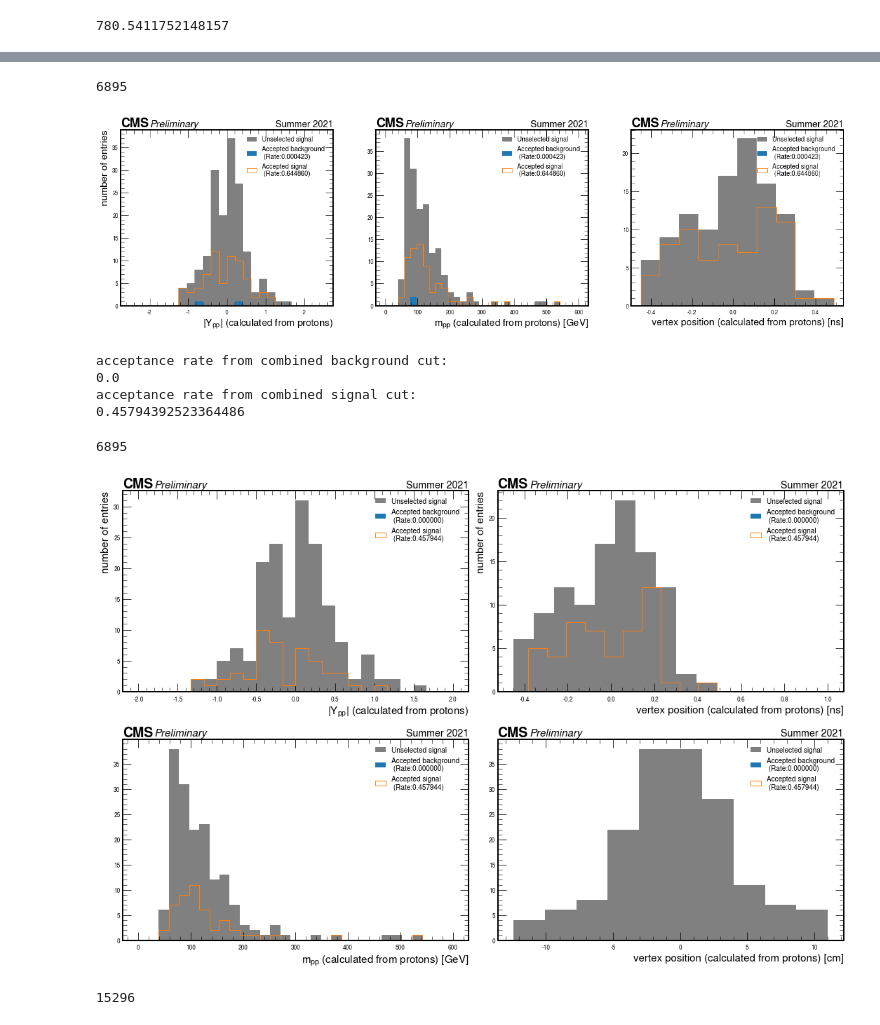
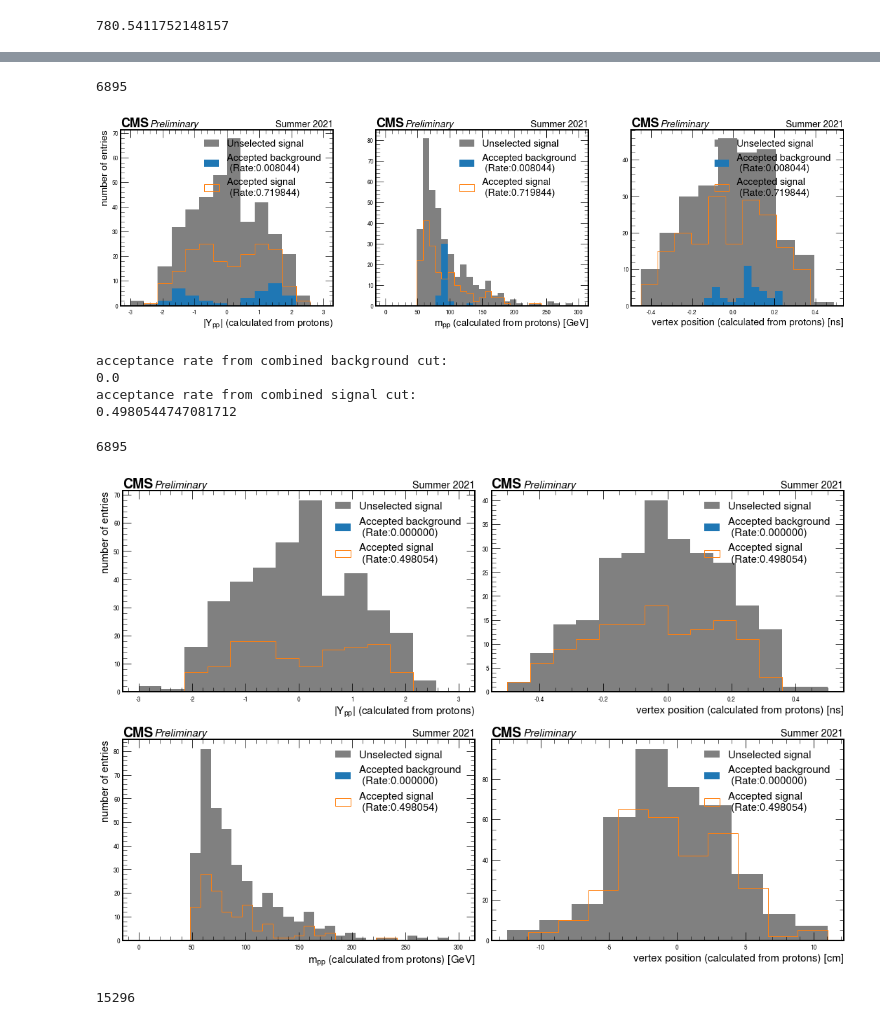
Before and after one commit to jloemker/SWAN, a Jupyter notebook: Analysis_Bg_Sig.ipynb, the cells around one changed output, grey strips where cells are left out. Cells and saved outputs as stored; diff of their text form; code cells hidden in the pictures.

```diff
--- a/Analysis_Bg_Sig.ipynb
+++ b/Analysis_Bg_Sig.ipynb
@@ -786,7 +796,7 @@ ax[0].hist(b_tpp, label = 'Background protons')
 ax[0].hist(s_tpp,histtype='step', label='Signal protons')
 ax[0].set(xlabel=r'Vertex time (calculated from protons) [ns]')
 #ax[0].set_xlim(-20,20)
-bins=np.linspace(-1,1.1,40)
+bins=np.linspace(-0.8,0.8,20)
 ax[1].hist(s_tpp,bins, color= 'grey', label = 'Unselected Signal')
 ax[1].hist(b_t, bins,label='Accepted background \n (Rate:%6.6f)'%acc_bg)
 ax[1].hist(s_t,bins, histtype='step',label='Accepted signal \n (Rate:%6.6f)'%acc_sig)
@@ -794,7 +804,7 @@ ax[1].set(xlabel=r'Vertex time (calculated from protons) [ns]', ylabel='number o
 
 for i in range(2):
     hep.cms.label(llabel="Preliminary", rlabel="Summer 2021", ax=ax[i], fontsize = 15)
-    ax[i].legend(fontsize=10)
+    ax[i].legend(fontsize=15)
     ax[i].xaxis.label.set_size(15)
     ax[i].yaxis.label.set_size(15)
 plt.savefig('Week7/surviving_protons_t', bbox_inches='tight')
@@ -835,7 +845,7 @@ ax[0].hist(s_pp_vz, color= 'grey', label = 'Unselected Signal')
 ax[0].hist(b_z, label='Accepted background \n (Rate:%6.6f)'%acc_bg)
 ax[0].hist(s_z, histtype='step',label='Accepted signal \n (Rate:%6.6f)'%acc_sig)
 ax[0].set(xlabel=r'Vertex position (calculated from protons) [cm]', ylabel='number of entries')
-bins = np.linspace(-0.75,0.75,20)
+bins = np.linspace(-0.6,0.6,15)
 
 #ax[1].hist(bg_anal['mpp'],histtype='step',label='Background protons')
 
@@ -846,7 +856,7 @@ ax[1].set(xlabel=r'Vertex time (calculated from protons) [ns]')
 
 for i in range(2):
     hep.cms.label(llabel="Preliminary", rlabel="Summer 2021", ax=ax[i], fontsize = 15)
-    ax[i].legend(fontsize=10)
+    ax[i].legend(fontsize=15)
     ax[i].xaxis.label.set_size(15)
     ax[i].yaxis.label.set_size(15)
 plt.savefig('Week7/surviving_protons_tvz', bbox_inches='tight')
@@ -895,6 +905,6 @@ acceptance rate from combined signal cut:
 # %%
 f, ax = plt.subplots(1,3,figsize=(20,5),sharey=False)
-bins = np.linspace(-2.5,2.5,25)
+bins = np.linspace(-3,3,15)
 print(len(bg['ypp']))
 #ax[0].hist(bg_anal['ypp'],histtype='step',label='Background protons')
 ax[0].hist(sig['ypp'],bins, color = "grey",label='Unselected signal')
@@ -902,7 +912,7 @@ ax[0].hist(b_y,bins, label='Accepted background \n (Rate:%6.6f)'%acc_bg)
 ax[0].hist(s_y,bins, histtype='step', label='Accepted signal \n (Rate:%6.6f)'%acc_sig)
 ax[0].set(xlabel=r'$|Y_{pp}|$ (calculated from protons)', ylabel='number of entries')
 
-bins = np.linspace(0,600,32)
+bins = np.linspace(0,300,32)
 
 #ax[1].hist(bg_anal['mpp'],histtype='step',label='Background protons')
 ax[1].hist(sig['mpp'],bins, color = "grey",label='Unselected signal')
@@ -919,13 +929,13 @@ ax[2].set(xlabel=r'vertex position (calculated from protons) [ns]')
 
 for i in range(3):
     hep.cms.label(llabel="Preliminary", rlabel="Summer 2021", ax=ax[i], fontsize = 15)
-    ax[i].legend(fontsize=10)
+    ax[i].legend(fontsize=15)
     ax[i].xaxis.label.set_size(15)
     ax[i].yaxis.label.set_size(15)
 plt.savefig('Week7/surviving_protons_kin_t', bbox_inches='tight')
 # %% [output]
 6895
-[figure, old version]
+[figure, new version]
 # %%
 #All kinematic and timing
 #Both kinematic and the timing:
@@ -942,7 +952,7 @@ for i in range(0,len(data_bt)):
             if data_yb[i] < abs(2*sigma_y*bg['yll'][i]):
                 if data_mb[i] < abs(2*sigma_m*bg['mll'][i]):
                     b_t = np.append(b_t,b_tpp[i])
-                    b_z = np.append(b_z,b_pp_vz[i])
+                    b_vz = np.append(b_z,b_pp_vz[i])
                     b_m = np.append(b_m,bg['mpp'][i])
                     b_y = np.append(b_y, bg['ypp'][i])
 acc_bg = len(b_t)/len(data_bt)
@@ -961,7 +971,7 @@ for i in range(0,len(data_st)):
             if data_ys[i] < abs(2*sigma_y*sig['yll'][i]):
                 if data_ms[i] < abs(2*sigma_m*sig['mll'][i]):
                         s_t = np.append(s_t, s_tpp[i])
-                        s_z = np.append(s_z, s_pp_vz[i])
+                        s_vz = np.append(s_z, s_pp_vz[i])
                         s_m = np.append(s_m, sig['mpp'][i])
                         s_y = np.append(s_y, sig['ypp'][i])
 acc_sig =len(s_t)/len(data_st)
@@ -971,49 +981,49 @@ print(acc_sig)
 acceptance rate from combined background cut:
 0.0
 acceptance rate from combined signal cut:
-0.45794392523364486
+0.4980544747081712
 # %%
 f, ax = plt.subplots(2,2,figsize=(15,10),sharey=False)
-bins = np.linspace(-2,2,25)
+bins = np.linspace(-3,3,15)
 print(len(bg['ypp']))
 #ax[0].hist(bg_anal['ypp'],histtype='step',label='Background protons')
 ax[0][0].hist(sig['ypp'],bins, color = "grey",label='Unselected signal')
 ax[0][0].hist(b_y,bins, label='Accepted background \n (Rate:%6.6f)'%acc_bg)
 ax[0][0].hist(s_y,bins, histtype='step', label='Accepted signal \n (Rate:%6.6f)'%acc_sig)
 ax[0][0].set(xlabel=r'$|Y_{pp}|$ (calculated from protons)', ylabel='number of entries')
 
-bins = np.linspace(0,600,32)
+bins = np.linspace(0,300,32)
 
 #ax[1].hist(bg_anal['mpp'],histtype='step',label='Background protons')
 ax[1][0].hist(sig['mpp'],bins, color = "grey",label='Unselected signal')
 ax[1][0].hist(b_m,bins, label='Accepted background \n (Rate:%6.6f)'%acc_bg)
 ax[1][0].hist(s_m,bins, histtype='step', label='Accepted signal \n (Rate:%6.6f)'%acc_sig)
-ax[1][0].set(xlabel=r'$m_{pp}$ (calculated from protons) [GeV]')
-
+ax[1][0].set(xlabel=r'$m_{pp}$ (calculated from protons) [GeV]',ylabel='number of entries')
+bins = np.linspace(-0.5,0.5,15)
 #ax[1].hist(bg_anal['mpp'],histtype='step',label='Background protons')
-ax[0][1].hist(s_tpp, color = "grey",label='Unselected signal')
-ax[0][1].hist(b_t, label='Accepted background \n (Rate:%6.6f)'%acc_bg)
-ax[0][1].hist(s_t, histtype='step', label='Accepted signal \n (Rate:%6.6f)'%acc_sig)
-ax[0][1].set(xlabel=r'vertex position (calculated from protons) [ns]',ylabel='number of entries')
+ax[0][1].hist(s_tpp,bins, color = "grey",label='Unselected signal')
+ax[0][1].hist(b_t,bins, label='Accepted background \n (Rate:%6.6f)'%acc_bg)
+ax[0][1].hist(s_t, bins, histtype='step', label='Accepted signal \n (Rate:%6.6f)'%acc_sig)
+ax[0][1].set(xlabel=r'vertex position (calculated from protons) [ns]')
 
 #ax[1].hist(bg_anal['mpp'],histtype='step',label='Background protons')
 ax[1][1].hist(s_pp_vz, color = "grey",label='Unselected signal')
 ax[1][1].hist(b_vz, label='Accepted background \n (Rate:%6.6f)'%acc_bg)
 ax[1][1].hist(s_vz, histtype='step', label='Accepted signal \n (Rate:%6.6f)'%acc_sig)
 ax[1][1].set(xlabel=r'vertex position (calculated from protons) [cm]')
 
 
 for i in range(2):
     for j in range(2):
         hep.cms.label(llabel="Preliminary", rlabel="Summer 2021", ax=ax[i][j], fontsize = 15)
-        ax[i][j].legend(fontsize=10)
+        ax[i][j].legend(fontsize=15)
         ax[i][j].xaxis.label.set_size(15)
         ax[i][j].yaxis.label.set_size(15)
 f.tight_layout()#pad=3.0)
 plt.savefig('Week7/surviving_protons_kin_tvz', bbox_inches='tight')
 # %% [output]
 6895
-[figure, old version]
+[figure, new version]
 # %%
 N = len(bg_protons)
 print(N)
```
Also changed, not shown: parts of 27 cells of this notebook, 1 other file.
